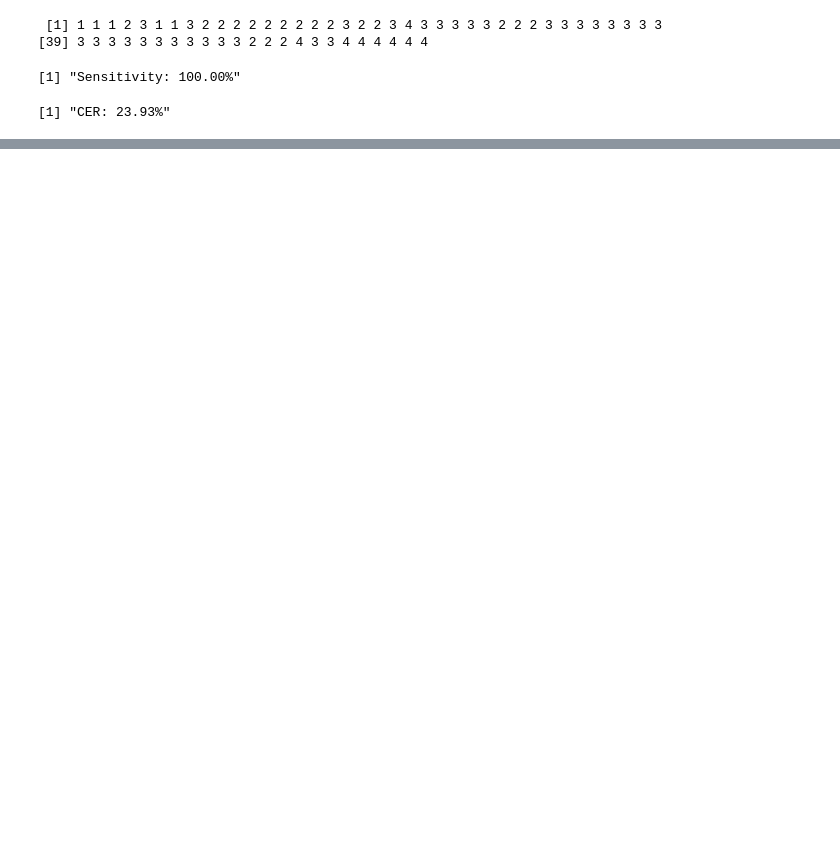
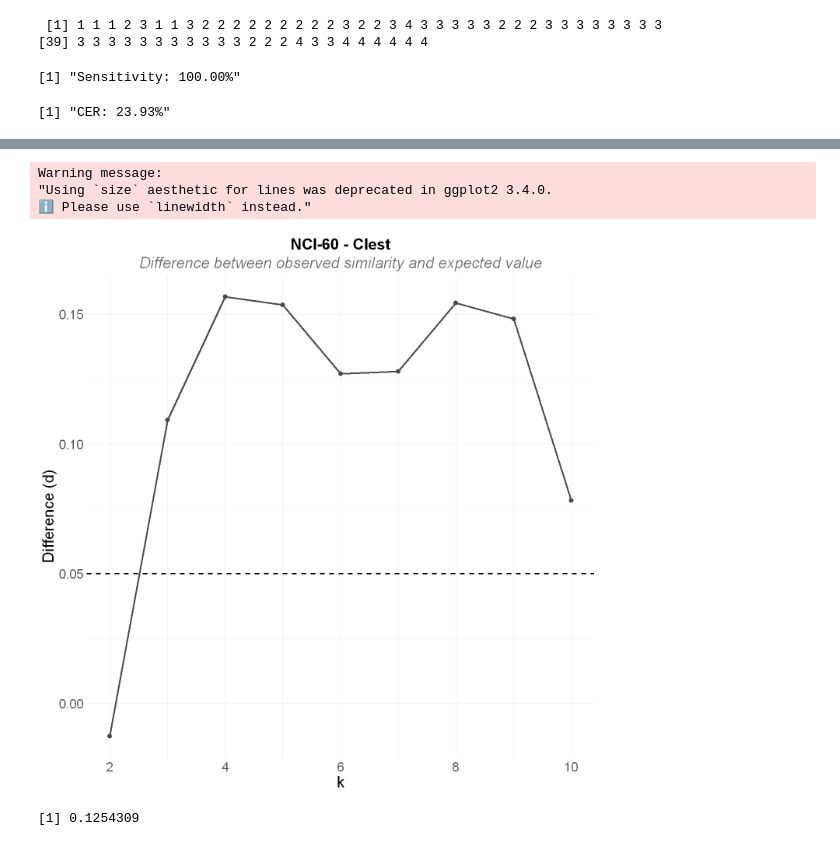
Before and after one commit to neobernad/evaluomeR, a Jupyter notebook: notebooks/use_cases/NCI60-clusterAnalysis-clest.ipynb, the cells around one changed output, grey strips where cells are left out. Cells and saved outputs as stored; diff of their text form; code cells hidden in the pictures; blank space fills up the shorter version.

```diff
--- a/notebooks/use_cases/NCI60-clusterAnalysis-clest.ipynb
+++ b/notebooks/use_cases/NCI60-clusterAnalysis-clest.ipynb
@@ -167,0 +184,35 @@ print(paste0("CER: ", cer, "%"))
+# %%
+df <- data.frame(K = c(2:10),
+                 Difference = clest_result$d)
+
+ggplot(df, aes(x = K, y = Difference)) +
+  geom_line(color = "#4B4B4B", size = 1.2) +
+  geom_point(size = 3, color = "#4B4B4B") +
+  geom_hline(yintercept = 0.05, linetype = "dashed", color = "black", size = 1) +
+  scale_y_continuous(breaks = seq(0, max(df$Difference) + 0.05, by = 0.05)) +
+  labs(title = "NCI-60 - Clest",
+       subtitle = "Difference between observed similarity and expected value",
+       x = "k",
+       y = "Difference (d)") +
+  theme_minimal() +
+  theme(
+    plot.title = element_text(hjust = 0.5, size = 24, face = "bold"),
+    plot.subtitle = element_text(hjust = 0.5, size = 24, face = "italic", color = "gray40"),
+    legend.position = "right",
+    legend.title = element_text(size = 24),
+    legend.text = element_text(size = 20),
+    axis.title.x = element_text(size = 24),
+    axis.title.y = element_text(size = 24),
+    axis.text = element_text(size = 20)
+  )
+# %% [output]
+Warning message:
+"Using `size` aesthetic for lines was deprecated in ggplot2 3.4.0.
+ℹ Please use `linewidth` instead."
+[figure, added]
+# %%
+#ModelExplorer(, 10, similarity=dendextend::FM_index_R, clusterAlg = myPam, rho = 2/3, B = 100, verbose = FALSE)
+#Gap(dataset_matrix, maxK=10, clusterAlg = myPam, B = 20, null_distrib = "uniform", verbose = TRUE)
+mean(silhouette(pa$clustering, dist(dataset_matrix))[,3])
+# %% [output]
+[1] 0.1254309
```
Also changed, not shown: parts of 5 cells of this notebook, 4 other files.
